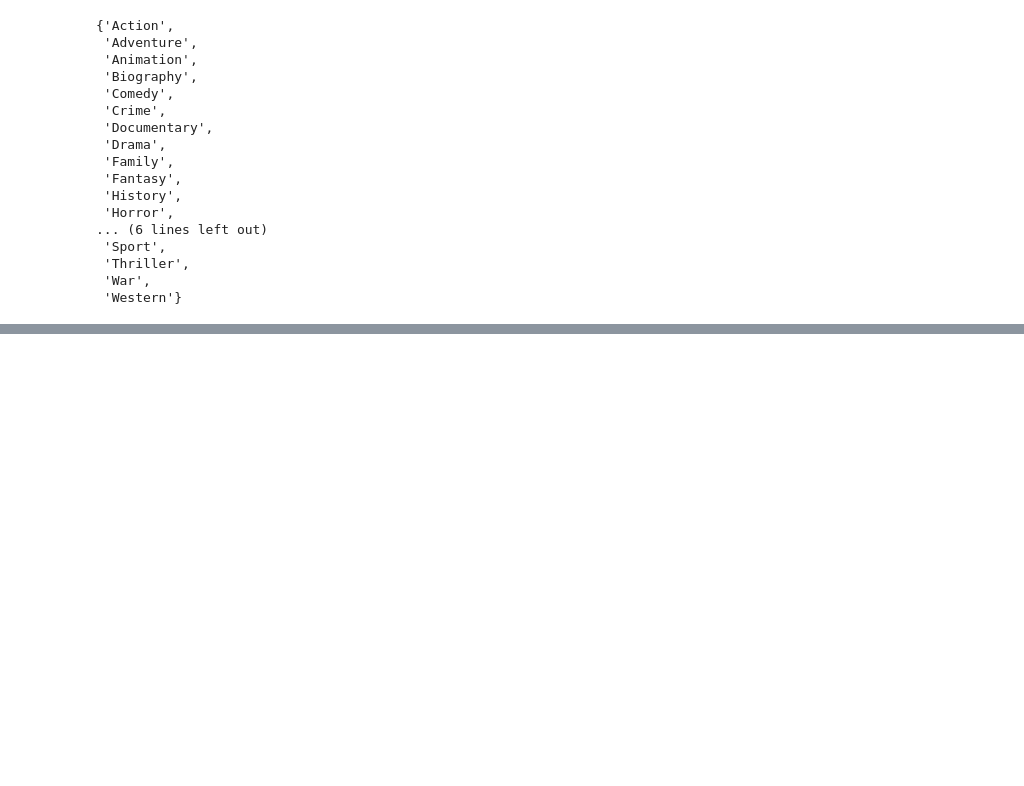
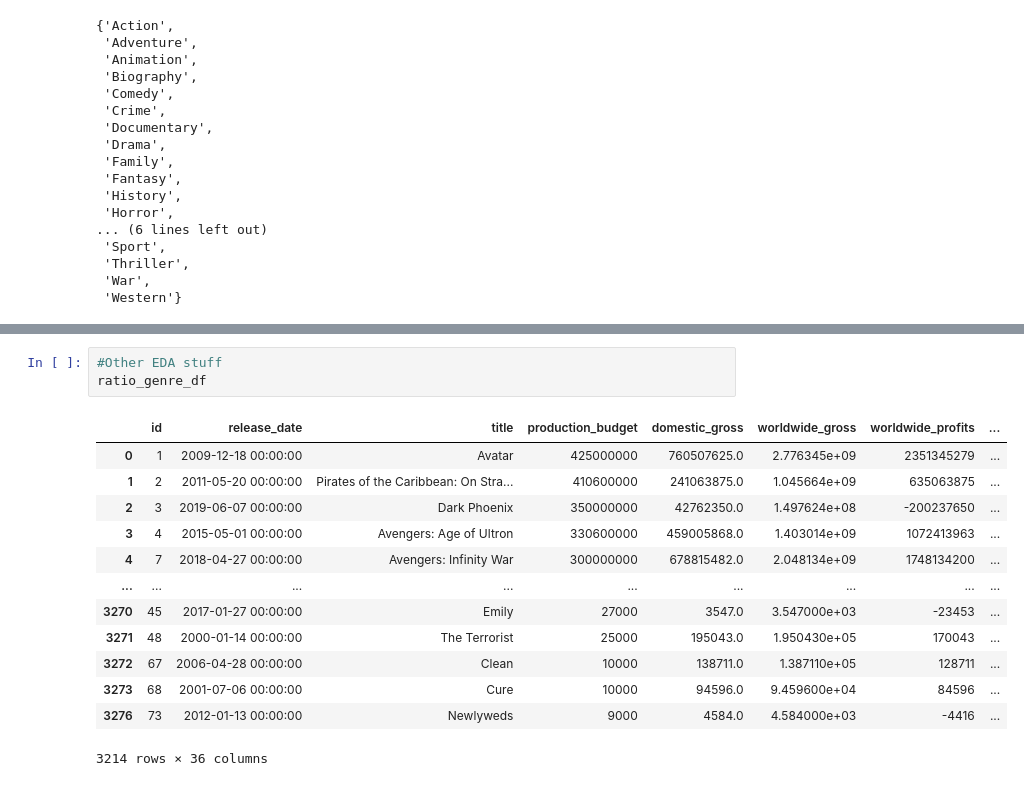
Before and after one commit to DanlBradley/dsc-phase-1-project-v2-3, a Jupyter notebook: daniel.ipynb, the cells around one changed output, grey strips where cells are left out. Cells and saved outputs as stored; diff of their text form; blank space fills up the shorter version.

```diff
--- a/daniel.ipynb
+++ b/daniel.ipynb
@@ -212,0 +247,17 @@ category_dict
+# %%
+#Other EDA stuff
+ratio_genre_df
+# %% [output]
+|  | id | release_date | title | production_budget | domestic_gross | worldwide_gross | worldwide_profits | ... |
+| 0 | 1 | 2009-12-18 00:00:00 | Avatar | 425000000 | 760507625.0 | 2.776345e+09 | 2351345279 | ... |
+| 1 | 2 | 2011-05-20 00:00:00 | Pirates of the Caribbean: On Stra... | 410600000 | 241063875.0 | 1.045664e+09 | 635063875 | ... |
+| 2 | 3 | 2019-06-07 00:00:00 | Dark Phoenix | 350000000 | 42762350.0 | 1.497624e+08 | -200237650 | ... |
+| 3 | 4 | 2015-05-01 00:00:00 | Avengers: Age of Ultron | 330600000 | 459005868.0 | 1.403014e+09 | 1072413963 | ... |
+| 4 | 7 | 2018-04-27 00:00:00 | Avengers: Infinity War | 300000000 | 678815482.0 | 2.048134e+09 | 1748134200 | ... |
+| ... | ... | ... | ... | ... | ... | ... | ... | ... |
+| 3270 | 45 | 2017-01-27 00:00:00 | Emily | 27000 | 3547.0 | 3.547000e+03 | -23453 | ... |
+| 3271 | 48 | 2000-01-14 00:00:00 | The Terrorist | 25000 | 195043.0 | 1.950430e+05 | 170043 | ... |
+| 3272 | 67 | 2006-04-28 00:00:00 | Clean | 10000 | 138711.0 | 1.387110e+05 | 128711 | ... |
+| 3273 | 68 | 2001-07-06 00:00:00 | Cure | 10000 | 94596.0 | 9.459600e+04 | 84596 | ... |
+| 3276 | 73 | 2012-01-13 00:00:00 | Newlyweds | 9000 | 4584.0 | 4.584000e+03 | -4416 | ... |
+3214 rows × 36 columns
```
Also changed, not shown: parts of 5 cells of this notebook.
